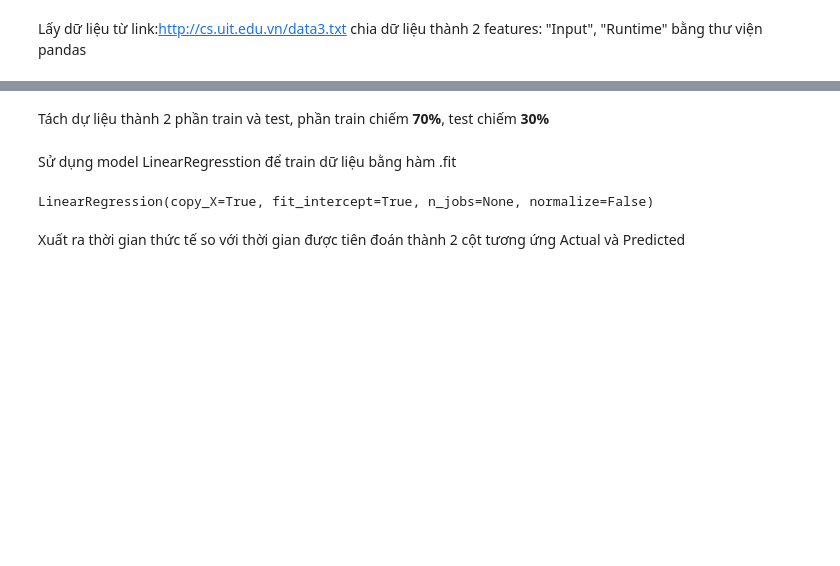
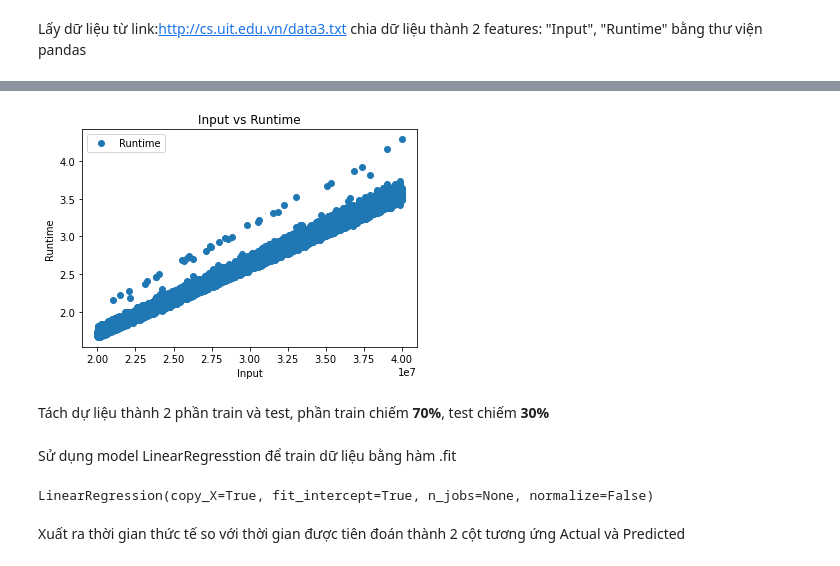
Before and after one commit to tankien76/CS114.K21, a Jupyter notebook: Round3.ipynb, the cells around one changed output, grey strips where cells are left out. Drawn from its saved outputs; the diff is of its cells as text; code cells hidden in the pictures; blank space fills up the shorter version.

```diff
--- a/Round3.ipynb
+++ b/Round3.ipynb
@@ -25,3 +36,11 @@ dataset.head()
+# %%
+dataset.plot(x='Input', y='Runtime', style='o')
+plt.title('Input vs Runtime')
+plt.xlabel('Input')
+plt.ylabel('Runtime')
+plt.show()
+# %% [output]
+[figure, added]
 # %%
 X = dataset['Input'].values.reshape(-1,1)
 Y = dataset['Runtime'].values.reshape(-1,1)
```
Also changed, not shown: parts of 5 cells of this notebook.
